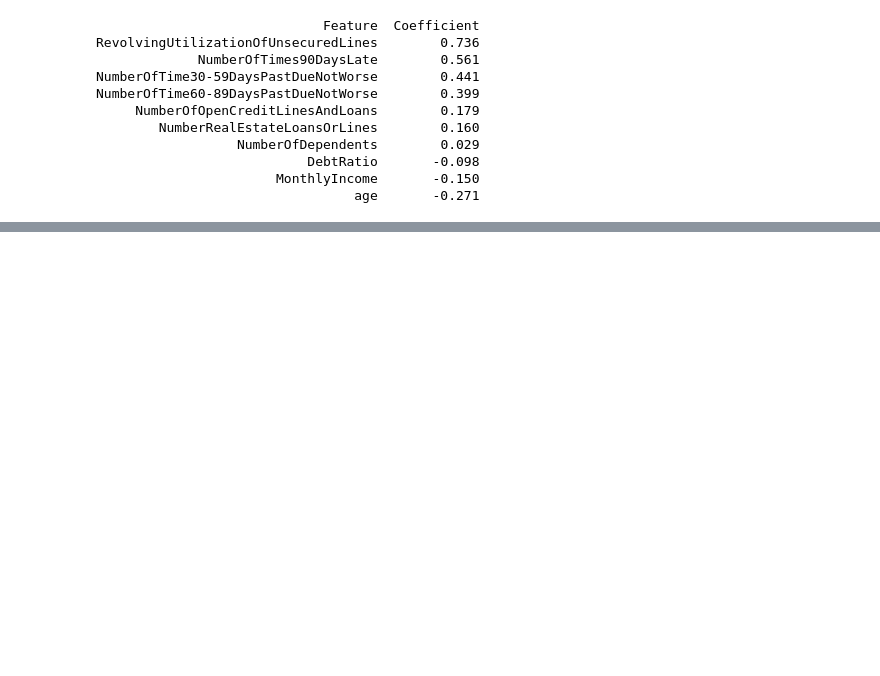
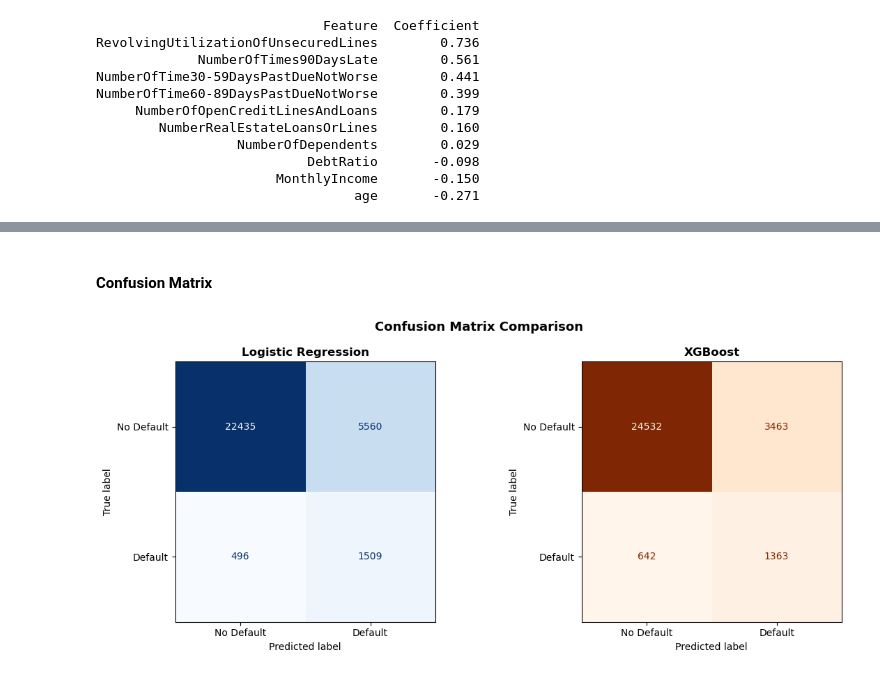
Before and after one commit to Sohail-Rasul/credit-risk-classifier, a Jupyter notebook: credit_risk_classifier.ipynb, the cells around one changed output, grey strips where cells are left out. Drawn from its saved outputs; the diff is of its cells as text; code cells hidden in the pictures; blank space fills up the shorter version.

Commit message:
Phase 5: Improved Model: XGBoost

```diff
--- a/credit_risk_classifier.ipynb
+++ b/credit_risk_classifier.ipynb
@@ -674,0 +694,15 @@ NumberOfTime60-89DaysPastDueNotWorse        0.399
+# %%
+from xgboost import XGBClassifier
+
+xgb_model = XGBClassifier(
+    n_estimators=300,  # number of trees to build sequentially. More trees generally means better performance up to a point.
+    learning_rate=0.05, # how much each new tree corrects the previous ones. Lower rate means slower but more careful learning. Standard: Lower rate, higher trees
+    max_depth=5, #  how deep each individual tree can grow. Deeper trees capture more complex patterns but risk overfitting.
+    scale_pos_weight=9,        # handles class imbalance (ratio of negatives to positives). With ~93% non-defaults and ~7% defaults, this is roughly 93/7 ≈ 9. Tells the model to weight defaulters 9x more heavily.
+    random_state=42,
+    eval_metric='auc',
+    use_label_encoder=False
+)
+
+xgb_model.fit(X_train, y_train)  # note: no scaling needed for tree models
+print("XGBoost model trained ✓") # tree models split on value thresholds, not distances or magnitudes. Scaling doesn't affect where a split happens, so it's unnecessary.
@@ -674,0 +716,6 @@ NumberOfTime60-89DaysPastDueNotWorse        0.399
+# %%
+y_pred_xgb = xgb_model.predict(X_test)
+y_prob_xgb = xgb_model.predict_proba(X_test)[:, 1]
+
+print(f"Sample predictions:   {y_pred_xgb[:10]}")
+print(f"Sample probabilities: {y_prob_xgb[:10].round(3)}")
@@ -674,0 +757,25 @@ NumberOfTime60-89DaysPastDueNotWorse        0.399
+# %% [markdown]
+#### Confusion Matrix
+# %%
+fig, axes = plt.subplots(1, 2, figsize=(12, 5))
+
+# Logistic Regression
+cm_lr = confusion_matrix(y_test, y_pred)
+disp_lr = ConfusionMatrixDisplay(confusion_matrix=cm_lr,
+                                  display_labels=['No Default', 'Default'])
+disp_lr.plot(ax=axes[0], colorbar=False, cmap='Blues')
+axes[0].set_title('Logistic Regression', fontsize=12, fontweight='bold')
+
+# XGBoost
+cm_xgb = confusion_matrix(y_test, y_pred_xgb)
+disp_xgb = ConfusionMatrixDisplay(confusion_matrix=cm_xgb,
+                                   display_labels=['No Default', 'Default'])
+disp_xgb.plot(ax=axes[1], colorbar=False, cmap='Oranges')
+axes[1].set_title('XGBoost', fontsize=12, fontweight='bold')
+
+plt.suptitle('Confusion Matrix Comparison', fontsize=13, fontweight='bold')
+plt.tight_layout()
+plt.savefig('figures/09_confusion_matrix_comparison.png', dpi=150)
+plt.show()
+# %% [output]
+[figure, added]
```
Also changed, not shown: parts of 14 cells of this notebook, 3 other files.
